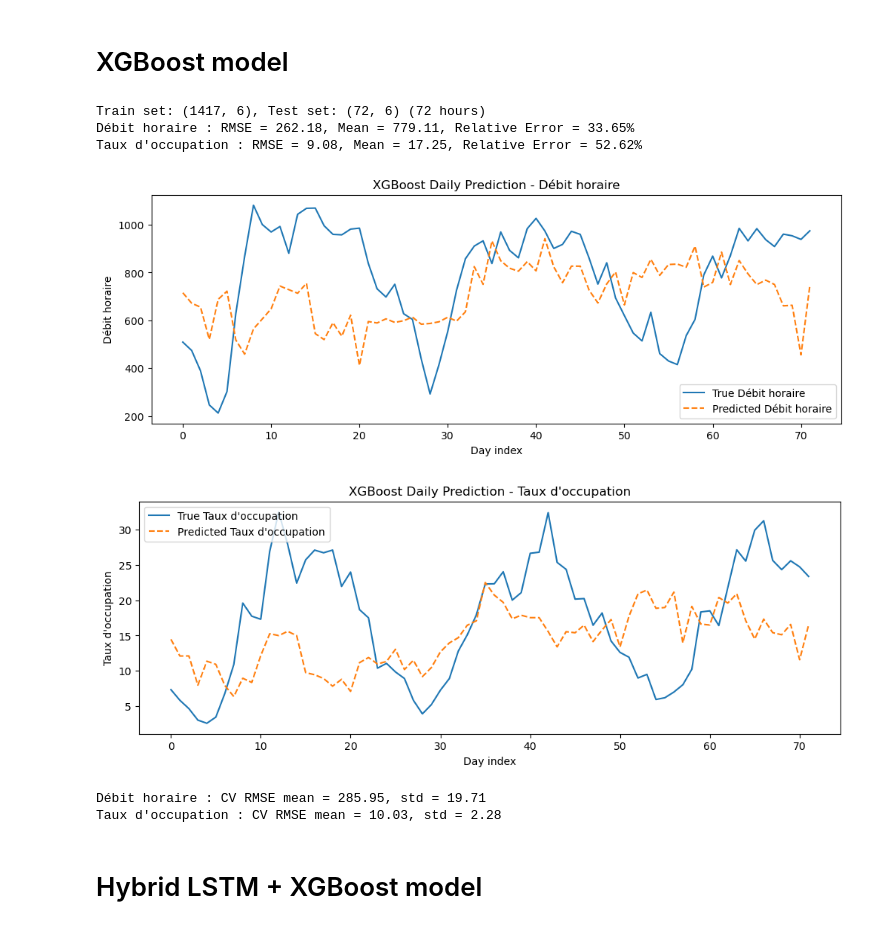
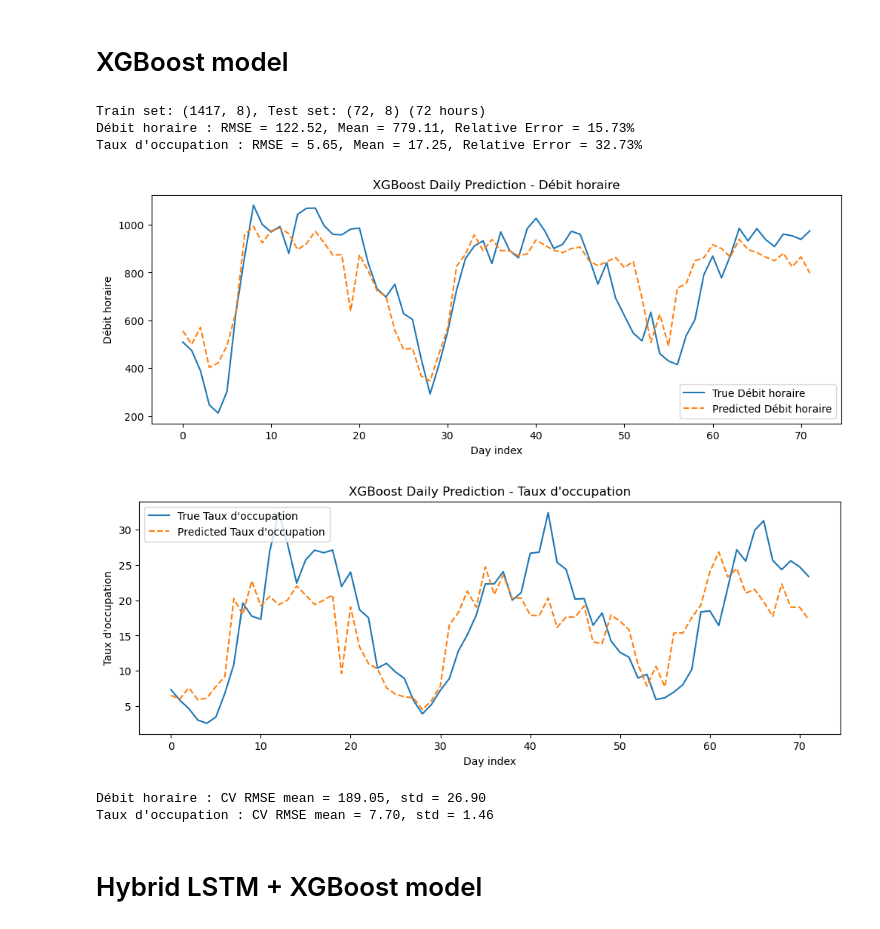
Before and after one commit to JimmyGuertin/Datathon-BCG, a Jupyter notebook: notebooks/forecasting_champs.ipynb, the cells around one changed output. Drawn from its saved outputs; the diff is of its cells as text; code cells hidden in the pictures.

```diff
--- a/notebooks/forecasting_champs.ipynb
+++ b/notebooks/forecasting_champs.ipynb
@@ -119,43 +115,45 @@ targets = ['Débit horaire', "Taux d'occupation"]
 features_xgb = ['is_holiday',
                 'is_sport_event',
                 'temperature_2m (°C)','wind_speed_10m (km/h)',
                 'precipitation (mm)','cloud_cover (%)']
 
 df_xgb = df_processed.copy()
 df_xgb['lag_1d'] = df_xgb['Débit horaire'].shift(24)
 df_xgb['lag_1w'] = df_xgb['Débit horaire'].shift(24*7)
+
+features_xgb += ['lag_1d', 'lag_1w']
 
 df_xgb = df_xgb.dropna(subset=['lag_1d', 'lag_1w'] + targets).copy()
 
 xgb_model = XGBoostModel(df_xgb, features_xgb, targets)
 xgb_model.prepare_data(horizon=72)
 
 xgb_model.fit()
 
 # Prediction on the test set
 y_test, y_pred = xgb_model.evaluate()
 
 # Plot
 for i, target in enumerate(targets):
     plt.figure(figsize=(12,4))
     plt.plot(y_test[:, i], label=f"True {target}")
     plt.plot(y_pred[:, i], '--', label=f"Predicted {target}")
     plt.title(f"XGBoost Daily Prediction - {target}")
     plt.xlabel("Day index")
     plt.ylabel(target)
     plt.legend()
     plt.show()
 # %% [output]
-Train set: (1417, 6), Test set: (72, 6) (72 hours)
-Débit horaire : RMSE = 262.18, Mean = 779.11, Relative Error = 33.65%
-Taux d'occupation : RMSE = 9.08, Mean = 17.25, Relative Error = 52.62%
+Train set: (1417, 8), Test set: (72, 8) (72 hours)
+Débit horaire : RMSE = 122.52, Mean = 779.11, Relative Error = 15.73%
+Taux d'occupation : RMSE = 5.65, Mean = 17.25, Relative Error = 32.73%
-[figure, old version]
+[figure, new version]
-[figure, old version]
+[figure, new version]
 # %%
 cv_results = xgb_model.cross_validate(n_splits=5)
 # %% [output]
-Débit horaire : CV RMSE mean = 285.95, std = 19.71
-Taux d'occupation : CV RMSE mean = 10.03, std = 2.28
+Débit horaire : CV RMSE mean = 189.05, std = 26.90
+Taux d'occupation : CV RMSE mean = 7.70, std = 1.46
 # %% [markdown]
 # Hybrid LSTM + XGBoost model
 # %%
```
Also changed, not shown: parts of 7 cells of this notebook, 3 other files.
